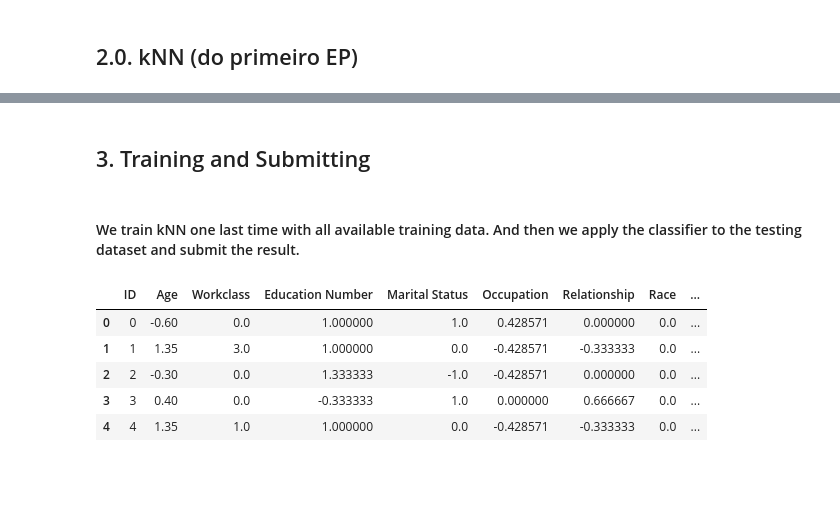
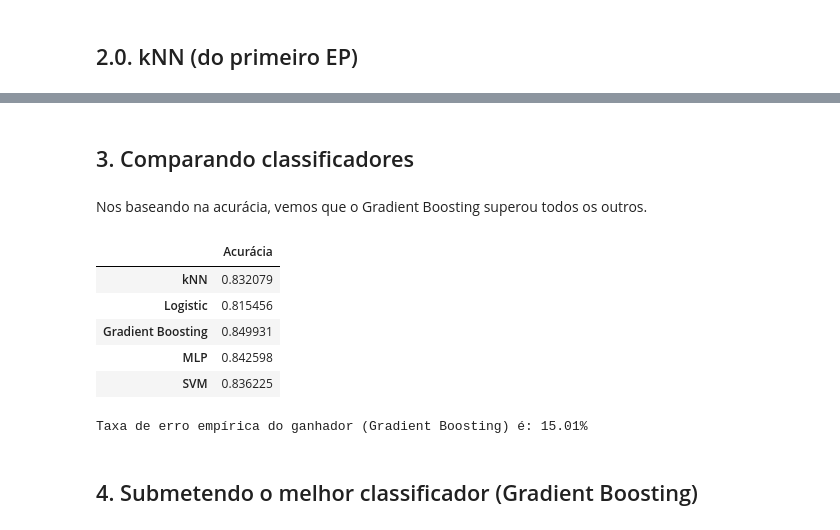
Before and after one commit to matmarqs/pmr, a Jupyter notebook: classifiers/PMR3508-2022-2-37.ipynb, the cells around one changed output, grey strips where cells are left out. Drawn from its saved outputs; the diff is of its cells as text; code cells hidden in the pictures; blank space fills up the shorter version.

```diff
--- a/classifiers/PMR3508-2022-2-37.ipynb
+++ b/classifiers/PMR3508-2022-2-37.ipynb
@@ -391,4 +383,0 @@ NameError: name 'X' is not defined
-# %%
-model = knn(n_neighbors=best_k)
-model.fit(Xtrain, Ytrain)
-Ypred = model.predict(Xval)
@@ -439,4 +416,0 @@ Xtrain, Xval, Ytrain, Yval = train_test_split(X, Y, test_size=test_sz, random_st
-# %%
-model = knn(n_neighbors=best_k)
-model.fit(Xtrain, Ytrain)
-Ypred = model.predict(Xval)
@@ -451,0 +459,14 @@ plt.show()
+# %%
+from sklearn.neural_network import MLPClassifier
+mlp = MLPClassifier()
+mlp_params = {'hidden_layer_sizes' : [100],
+              'activation' : ['relu'],
+              'solver' : ['adam'],
+              'max_iter' : [200]}
+mlp_search = RandomizedSearchCV(mlp, mlp_params)
+mlp_model = Pipeline(steps = [('model' , mlp_search)])
+mlp_model.fit(Xtrain, Ytrain);
+Ypred = mlp_model.predict(Xval);
+print(mlp_model['model'].best_params_)
+print('Best score:', mlp_model['model'].best_score_)
+print(classification_report(Yval, Ypred))
@@ -451,0 +493,11 @@ plt.show()
+# %%
+from sklearn.svm import SVC
+svm = SVC()
+svm_params = {'kernel' : ['rbf']}
+svm_search = RandomizedSearchCV(svm, svm_params)
+svm_model = Pipeline(steps = [('model' , svm_search)])
+svm_model.fit(Xtrain, Ytrain);
+Ypred = svm_model.predict(Xval);
+print(svm_model['model'].best_params_)
+print('Best score:', svm_model['model'].best_score_)
+print(classification_report(Yval, Ypred))
@@ -452,16 +522,2 @@ plt.show()
 # %% [markdown]
-## 3. Training and Submitting
+## 3. Comparando classificadores
-# %% [markdown]
-#### We train kNN one last time with all available training data. And then we apply the classifier to the testing dataset and submit the result.
-# %%
-model = knn(n_neighbors=best_k)
-model.fit(X, Y)
-Xtest['Income'] = model.predict(Xtest.drop(columns='ID'))
-Xtest.head()
-# %% [output]
-|  | ID | Age | Workclass | Education Number | Marital Status | Occupation | Relationship | Race | ... |
-| 0 | 0 | -0.60 | 0.0 | 1.000000 | 1.0 | 0.428571 | 0.000000 | 0.0 | ... |
-| 1 | 1 | 1.35 | 3.0 | 1.000000 | 0.0 | -0.428571 | -0.333333 | 0.0 | ... |
-| 2 | 2 | -0.30 | 0.0 | 1.333333 | -1.0 | -0.428571 | 0.000000 | 0.0 | ... |
-| 3 | 3 | 0.40 | 0.0 | -0.333333 | 1.0 | 0.000000 | 0.666667 | 0.0 | ... |
-| 4 | 4 | 1.35 | 1.0 | 1.000000 | 0.0 | -0.428571 | -0.333333 | 0.0 | ... |
@@ -469,0 +524,24 @@ Xtest[['ID', 'Income']].to_csv('submission.csv', index=False)
+# %% [markdown]
+Nos baseando na acurácia, vemos que o Gradient Boosting superou todos os outros.
+# %%
+classifiers = {}
+classifiers['kNN'] = knn_model['model'].best_score_
+classifiers['Logistic'] = lg_model['model'].best_score_
+classifiers['Gradient Boosting'] = gb_model['model'].best_score_
+classifiers['MLP'] = mlp_model['model'].best_score_
+classifiers['SVM'] = svm_model['model'].best_score_
+df_class = pd.DataFrame.from_dict(classifiers, orient='index')
+df_class.rename(columns={0:'Acurácia'})
+# %% [output]
+|  | Acurácia |
+| kNN | 0.832079 |
+| Logistic | 0.815456 |
+| Gradient Boosting | 0.849931 |
+| MLP | 0.842598 |
+| SVM | 0.836225 |
+# %%
+print('Taxa de erro empírica do ganhador (Gradient Boosting) é:', str(round(100*(1-classifiers['Gradient Boosting']), 2))+'%')
+# %% [output]
+Taxa de erro empírica do ganhador (Gradient Boosting) é: 15.01%
+# %% [markdown]
+## 4. Submetendo o melhor classificador (Gradient Boosting)
```
Also changed, not shown: parts of 31 cells of this notebook.
